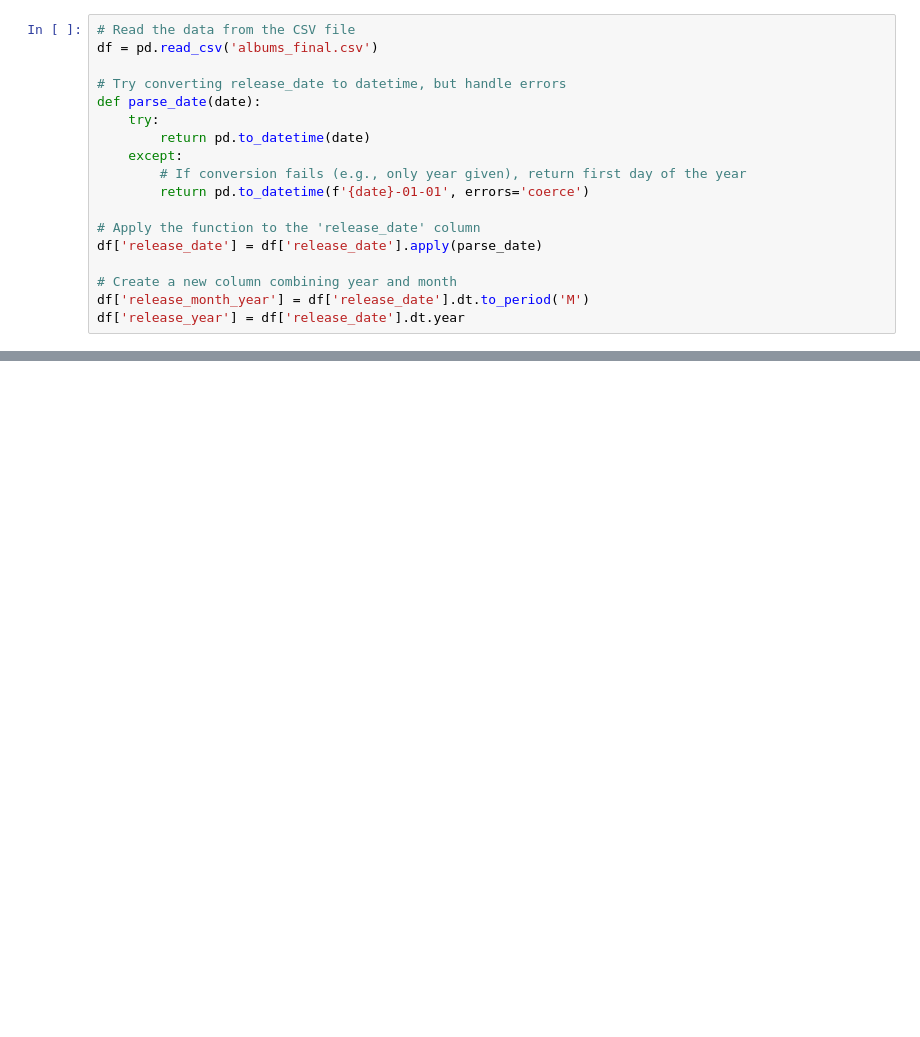
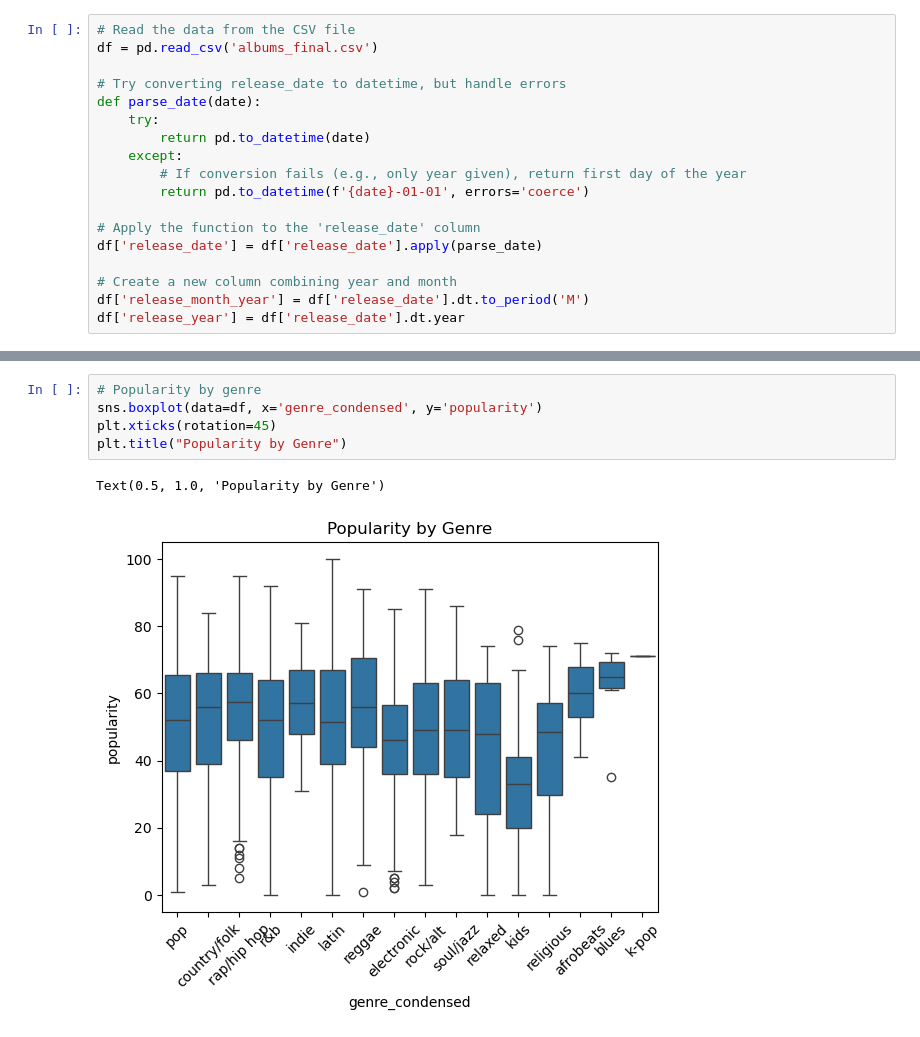
Before and after one commit to marie-vaughan/6600_final_project, a Jupyter notebook: data/new/eda.ipynb, the cells around one changed output, grey strips where cells are left out. Cells and saved outputs as stored; diff of their text form; blank space fills up the shorter version.

```diff
--- a/data/new/eda.ipynb
+++ b/data/new/eda.ipynb
@@ -45,0 +78,8 @@ plt.show()
+# %%
+# Popularity by genre
+sns.boxplot(data=df, x='genre_condensed', y='popularity')
+plt.xticks(rotation=45)
+plt.title("Popularity by Genre")
+# %% [output]
+Text(0.5, 1.0, 'Popularity by Genre')
+[figure, added]
```
Also changed, not shown: parts of 14 cells of this notebook.
